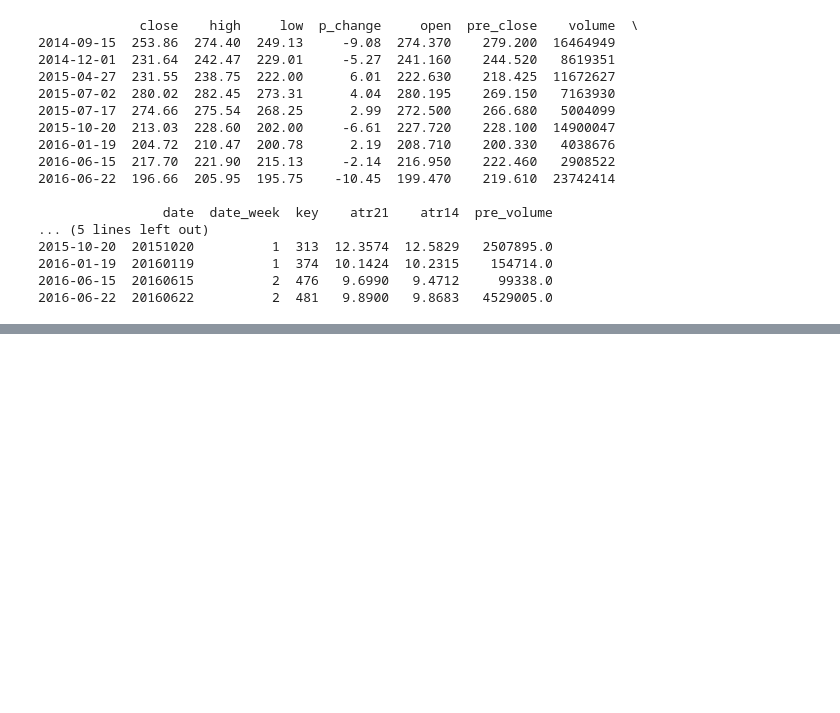
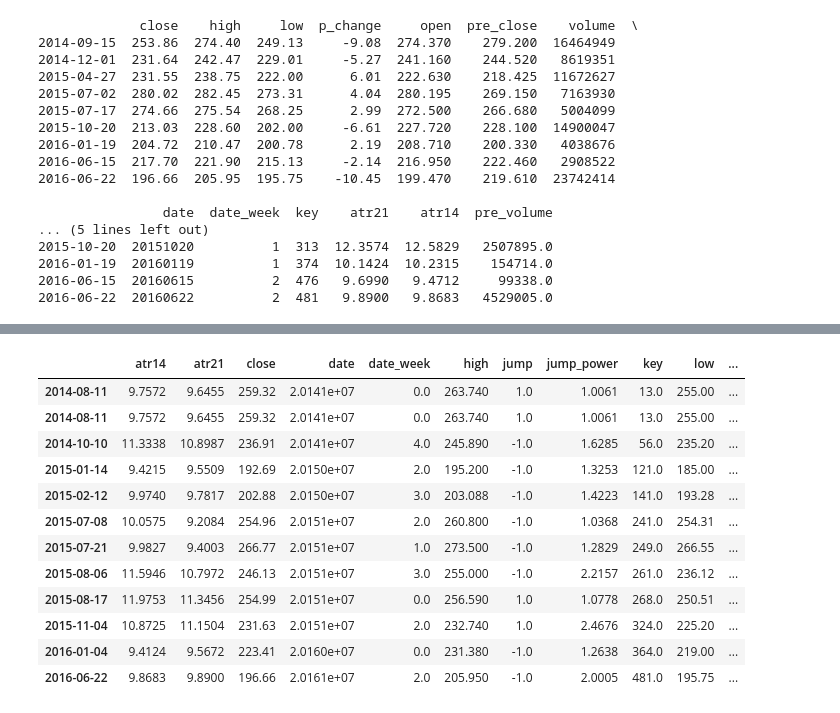
Before and after one commit to cwyspy100/abu, a Jupyter notebook: ipython_learn/Pandas_learn.ipynb, the cells around one changed output, grey strips where cells are left out. Drawn from its saved outputs; the diff is of its cells as text; code cells hidden in the pictures; blank space fills up the shorter version.

```diff
--- a/ipython_learn/Pandas_learn.ipynb
+++ b/ipython_learn/Pandas_learn.ipynb
@@ -298,0 +609,3 @@ print(filtered_df)
+# %%
+jump_threshold = tsla_df.close.median() * 0.03
+jump_threshold
@@ -298,0 +614,21 @@ print(filtered_df)
+# %%
+jump_pd = pd.DataFrame()
+def judge_jump(p_today):
+    global jump_pd
+    if p_today.p_change > 0 and (p_today.low - p_today.pre_close) > jump_threshold:
+        p_today['jump'] = 1
+        # 向上跳能量＝（今天最低 － 昨收）／ 跳空阀值
+        p_today['jump_power'] = (p_today.low - p_today.pre_close) / jump_threshold
+        jump_pd = jump_pd.append(p_today)
+    elif p_today.p_change < 0 and (p_today.pre_close - p_today.high) > jump_threshold:
+        p_today['jump'] = -1
+        # 向下跳能量＝（昨收 － 今天最高）／ 跳空阀值
+        p_today['jump_power'] = (p_today.pre_close - p_today.high) / jump_threshold
+        jump_pd = jump_pd.append(p_today)
+
+for kl_index in np.arange(0, tsla_df.shape[0]):
+    today = tsla_df.ix[kl_index]
+    judge_jump(today)
+
+# print(jump_pd.head())
+jump_pd.filter(['jump', 'jump_power', 'close', 'date', 'p_change', 'pre_close'])
@@ -298,0 +648,19 @@ print(filtered_df)
+# %%
+jump_pd = pd.DataFrame()
+# axis=1即行数据，tsla_df的每一条行数据即为每一个交易日数据
+tsla_df.apply(judge_jump, axis=1)
+jump_pd
+# %% [output]
+|  | atr14 | atr21 | close | date | date_week | high | jump | jump_power | key | low | ... |
+| 2014-08-11 | 9.7572 | 9.6455 | 259.32 | 2.0141e+07 | 0.0 | 263.740 | 1.0 | 1.0061 | 13.0 | 255.00 | ... |
+| 2014-08-11 | 9.7572 | 9.6455 | 259.32 | 2.0141e+07 | 0.0 | 263.740 | 1.0 | 1.0061 | 13.0 | 255.00 | ... |
+| 2014-10-10 | 11.3338 | 10.8987 | 236.91 | 2.0141e+07 | 4.0 | 245.890 | -1.0 | 1.6285 | 56.0 | 235.20 | ... |
+| 2015-01-14 | 9.4215 | 9.5509 | 192.69 | 2.0150e+07 | 2.0 | 195.200 | -1.0 | 1.3253 | 121.0 | 185.00 | ... |
+| 2015-02-12 | 9.9740 | 9.7817 | 202.88 | 2.0150e+07 | 3.0 | 203.088 | -1.0 | 1.4223 | 141.0 | 193.28 | ... |
+| 2015-07-08 | 10.0575 | 9.2084 | 254.96 | 2.0151e+07 | 2.0 | 260.800 | -1.0 | 1.0368 | 241.0 | 254.31 | ... |
+| 2015-07-21 | 9.9827 | 9.4003 | 266.77 | 2.0151e+07 | 1.0 | 273.500 | -1.0 | 1.2829 | 249.0 | 266.55 | ... |
+| 2015-08-06 | 11.5946 | 10.7972 | 246.13 | 2.0151e+07 | 3.0 | 255.000 | -1.0 | 2.2157 | 261.0 | 236.12 | ... |
+| 2015-08-17 | 11.9753 | 11.3456 | 254.99 | 2.0151e+07 | 0.0 | 256.590 | 1.0 | 1.0778 | 268.0 | 250.51 | ... |
+| 2015-11-04 | 10.8725 | 11.1504 | 231.63 | 2.0151e+07 | 2.0 | 232.740 | 1.0 | 2.4676 | 324.0 | 225.20 | ... |
+| 2016-01-04 | 9.4124 | 9.5672 | 223.41 | 2.0160e+07 | 0.0 | 231.380 | -1.0 | 1.2638 | 364.0 | 219.00 | ... |
+| 2016-06-22 | 9.8683 | 9.8900 | 196.66 | 2.0161e+07 | 2.0 | 205.950 | -1.0 | 2.0005 | 481.0 | 195.75 | ... |
```
Also changed, not shown: parts of 47 cells of this notebook, 1 other file.
